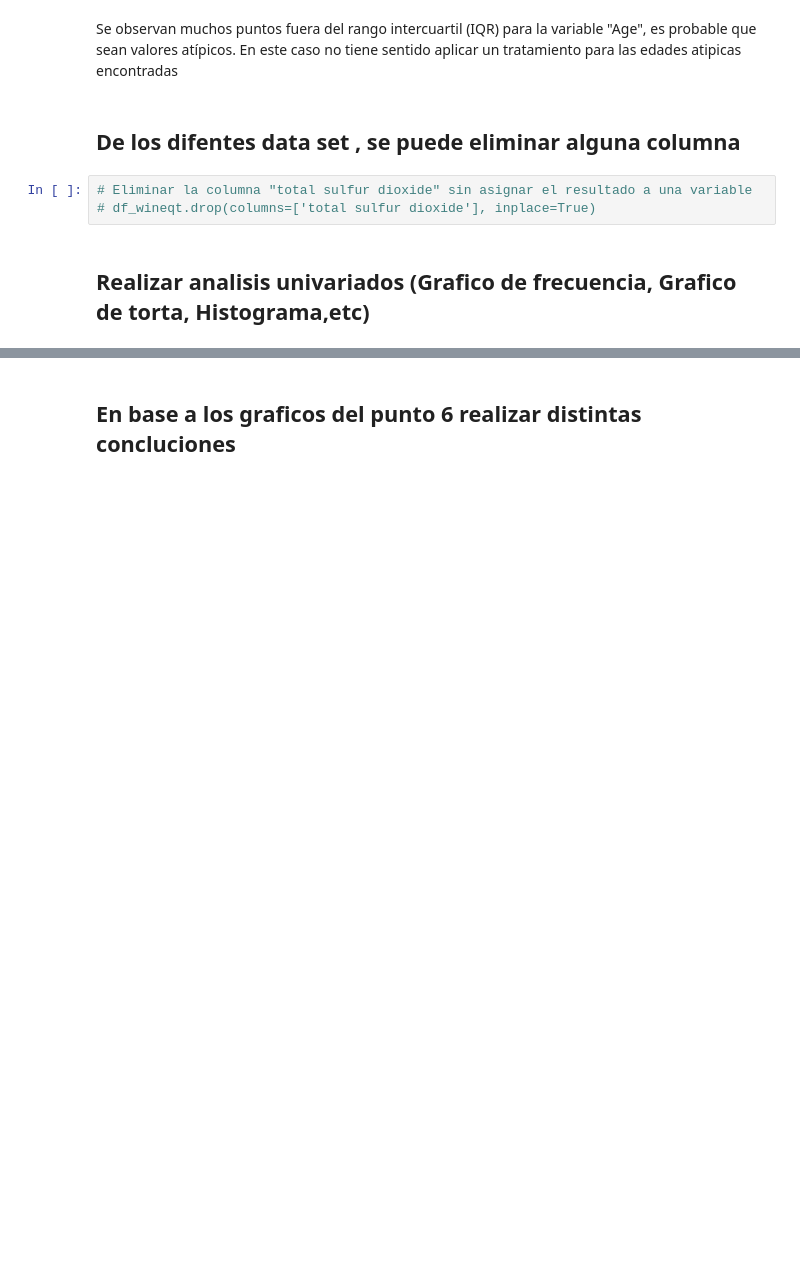
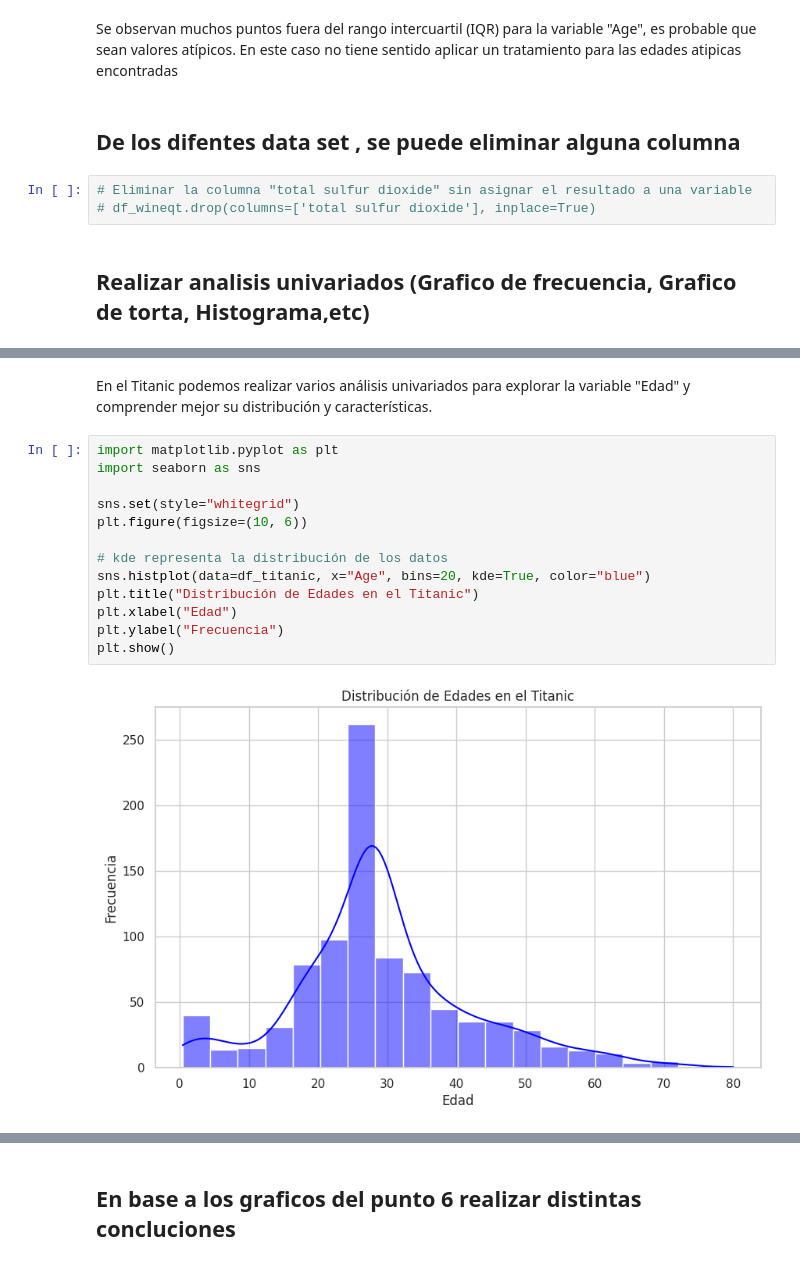
Before and after one commit to agustinsalum/ciencia-datos-python, a Jupyter notebook: Trabajos-practicos/tp4/tp4.ipynb, the cells around one changed output, grey strips where cells are left out. Drawn from its saved outputs; the diff is of its cells as text; blank space fills up the shorter version.

```diff
--- a/Trabajos-practicos/tp4/tp4.ipynb
+++ b/Trabajos-practicos/tp4/tp4.ipynb
@@ -502,0 +502,17 @@ A continuacion se muestran las correspondencias:
+# %% [markdown]
+En el Titanic podemos realizar varios análisis univariados para explorar la variable "Edad" y comprender mejor su distribución y características.
+# %%
+import matplotlib.pyplot as plt
+import seaborn as sns
+
+sns.set(style="whitegrid")
+plt.figure(figsize=(10, 6))
+
+# kde representa la distribución de los datos
+sns.histplot(data=df_titanic, x="Age", bins=20, kde=True, color="blue")
+plt.title("Distribución de Edades en el Titanic")
+plt.xlabel("Edad")
+plt.ylabel("Frecuencia")
+plt.show()
+# %% [output]
+[figure, added]
```
Also changed, not shown: parts of 8 cells of this notebook.
